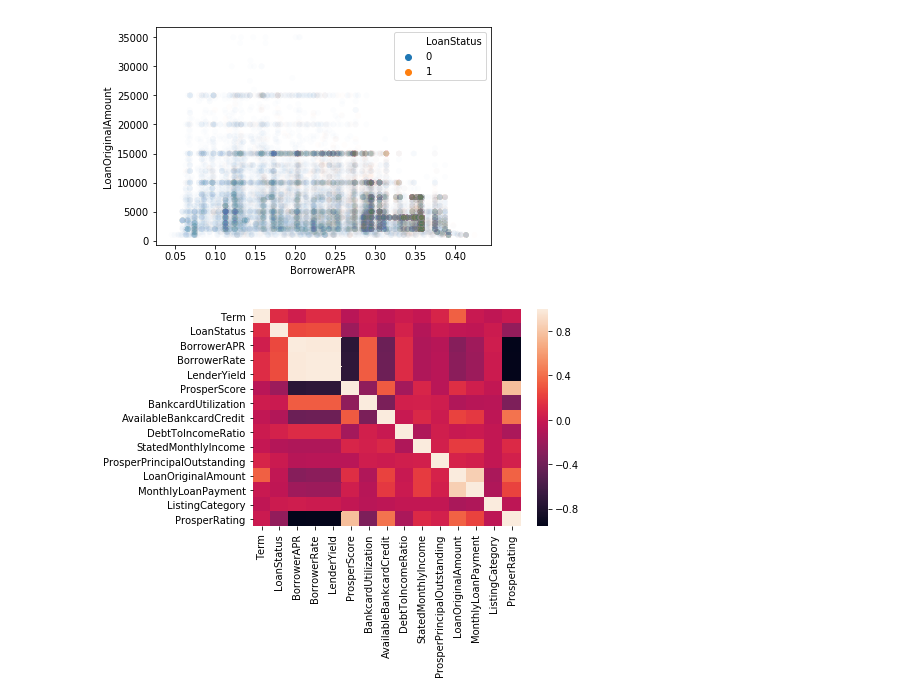
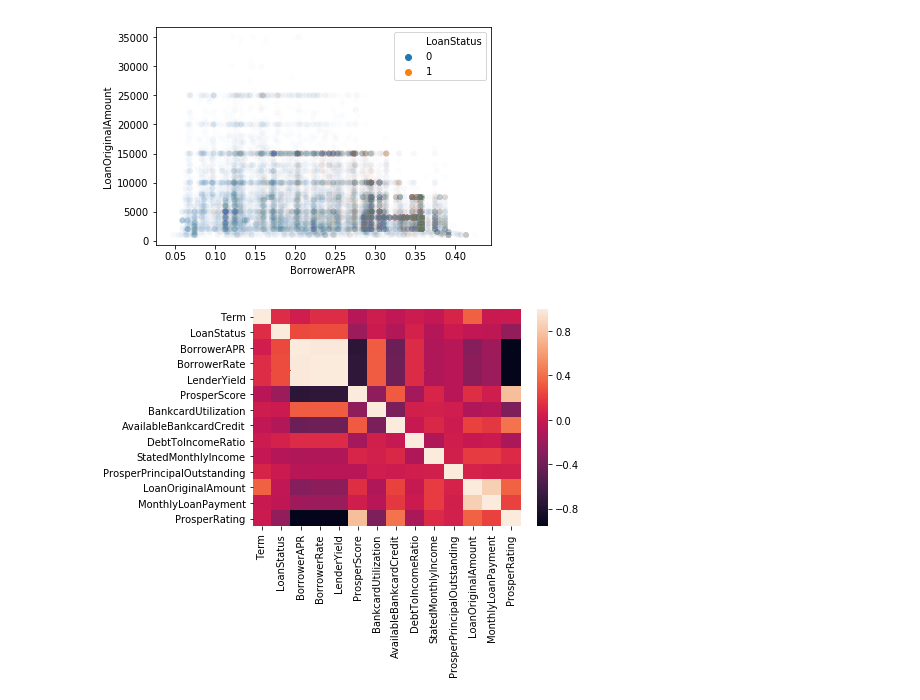
Before and after one commit to abhiksark/Udacity-DataAnalyst-Nanodegree, a Jupyter notebook: bank_loan/loan_dataset.ipynb, the cells around one changed output. Cells and saved outputs as stored; diff of their text form; code cells hidden in the pictures.

```diff
--- a/bank_loan/loan_dataset.ipynb
+++ b/bank_loan/loan_dataset.ipynb
@@ -460,12 +444,12 @@ sns.scatterplot(x="BorrowerAPR",y="LoanOriginalAmount",data=df_new,alpha=0.01,hu
 # %%
 df_corr = df_new.copy()
 df_corr = df_corr[['Term', 'LoanStatus', 'BorrowerAPR', 'BorrowerRate', 'LenderYield',
        'ProsperScore', 'Occupation', 'EmploymentStatus', 'BankcardUtilization',
        'AvailableBankcardCredit', 'DebtToIncomeRatio',
        'StatedMonthlyIncome', 'TotalProsperLoans',
        'ProsperPrincipalOutstanding', 'LoanOriginalAmount',
-       'MonthlyLoanPayment', 'ListingCategory', 'ProsperRating']]
+       'MonthlyLoanPayment', 'ProsperRating']]
 corr = df_corr.corr()
 sns.heatmap(corr);
 # %% [output]
-[figure, old version]
+[figure, new version]
```
Also changed, not shown: parts of 8 cells of this notebook, 1 other file.
